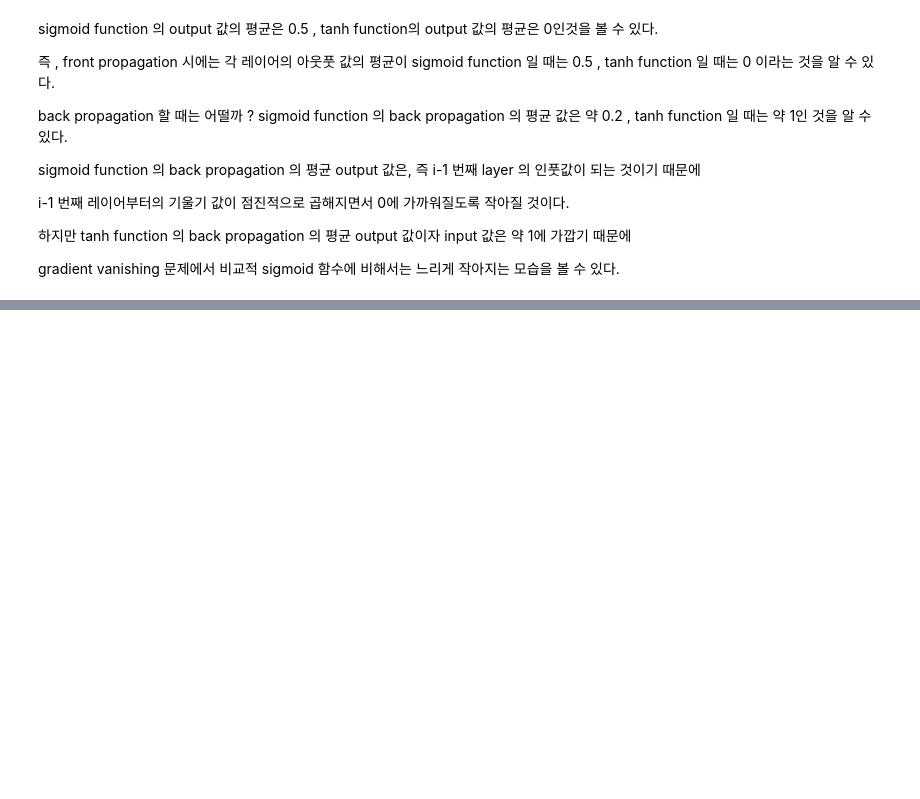
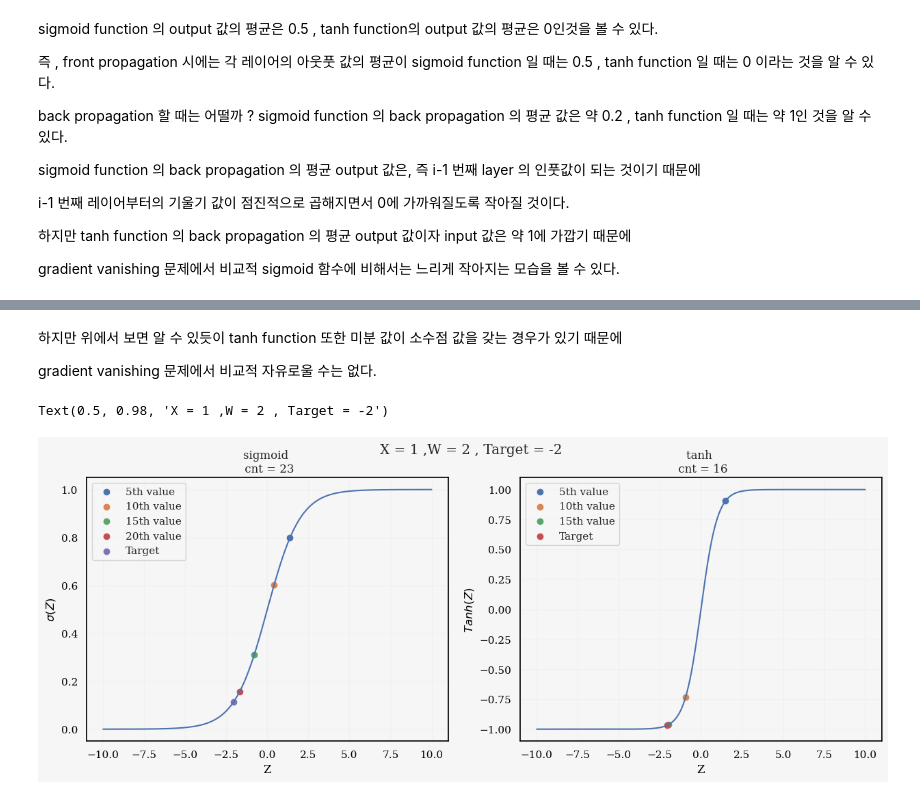
Before and after one commit to yonghyeun/Deep-learning, a Jupyter notebook: 8. activation function (sigmoid, tanh,relu , leaky relu).ipynb, the cells around one changed output, grey strips where cells are left out. Saved outputs shown, nothing was run; the diff lists cells and outputs as text; code cells hidden in the pictures; blank space fills up the shorter version.

```diff
--- a/8. activation function (sigmoid, tanh,relu , leaky relu).ipynb
+++ b/8. activation function (sigmoid, tanh,relu , leaky relu).ipynb
@@ -386,5 +232,0 @@ class DeepNeuralNetwork:
-# %%
-from sklearn.datasets import load_iris
-
-X = load_iris().data[:100,:2]
-y = load_iris().target[:100]
@@ -438,0 +305,57 @@ Text(0.5, 1.0, 'Sigmoid function gradient vanishing')
+# %% [markdown]
+하지만 위에서 보면 알 수 있듯이 tanh function 또한 미분 값이 소수점 값을 갖는 경우가 있기 때문에
+
+gradient vanishing 문제에서 비교적 자유로울 수는 없다.
+# %%
+fig,ax = plt.subplots(ncols = 2 ,figsize = (15,5))
+Z = np.linspace(-10,10,1000)
+ax[0].plot(Z, sigmoid(Z))
+
+ax[0].set_xlabel('Z')
+ax[0].set_ylabel('$\sigma(Z)$')
+ax[0].set_title('Sigmoid')
+
+
+ax[1].plot(Z,tanh(Z))
+ax[1].set_title('Tanh')
+ax[1].set_xlabel('Z')
+ax[1].set_ylabel('$Tanh(Z)$')
+
+# sigmoid gradient descent
+
+for idx ,activation in enumerate(['sigmoid', 'tanh']):
+
+    # 초기 임의의 X,W 설정
+    X = 1
+    W = 2
+
+    Z = X * W
+    cnt = 0 # 경사 하강 횟수
+
+
+
+    while Z >= -2 :
+        W,_ = gradient_descent(Z,W, activation,learning_rate = 1)
+        Z = X * W
+        cnt += 1
+        if cnt % 5 == 0:
+            if idx == 0:
+                ax[idx].scatter(Z, sigmoid(Z), label = f'{cnt}th value')
+            else:
+                ax[idx].scatter(Z, tanh(Z), label = f'{cnt}th value')
+
+        if cnt == 10000:
+            break
+
+    if idx == 0:
+        ax[idx].scatter(Z,sigmoid(Z), label = 'Target')
+    else:
+        ax[idx].scatter(Z,tanh(Z), label = 'Target')
+
+    ax[idx].legend()
+    ax[idx].set_title(f'{activation} \n cnt = {cnt}')
+
+fig.suptitle('X = 1 ,W = 2 , Target = -2')
+# %% [output]
+Text(0.5, 0.98, 'X = 1 ,W = 2 , Target = -2')
+[figure, added]
```
Also changed, not shown: parts of 24 cells of this notebook.
